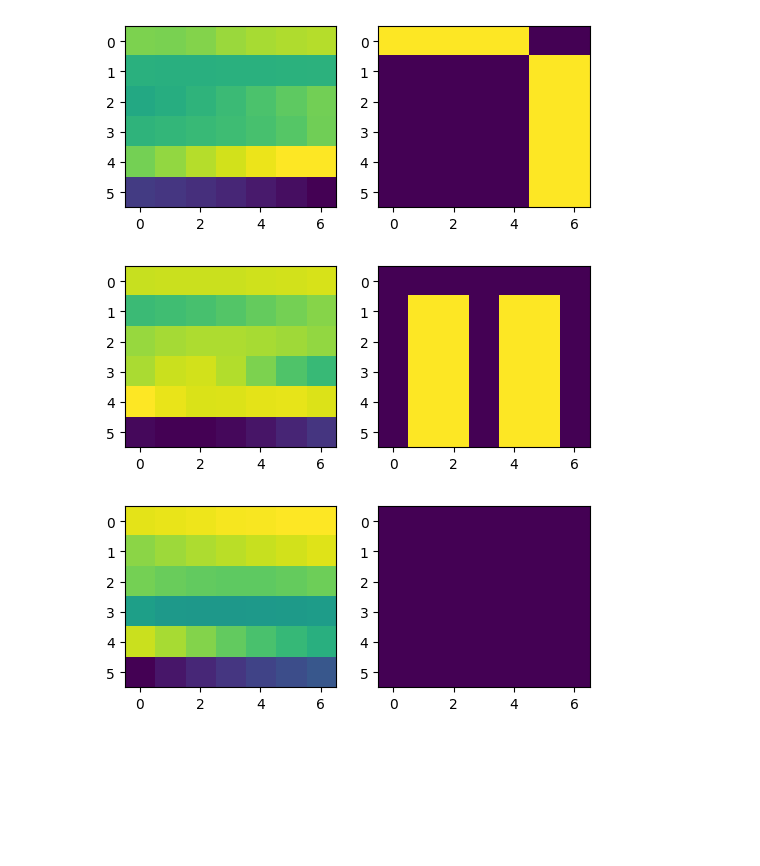
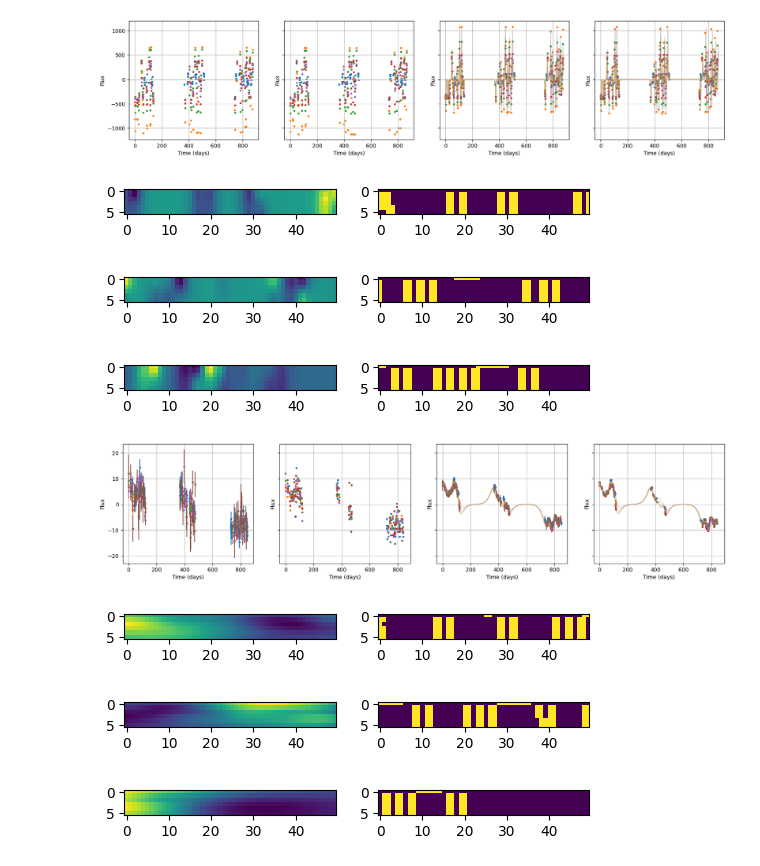
Before and after one commit to adammoss/gpt-ts, a Jupyter notebook: tokenizer.ipynb, the cells around one changed output. Cells and saved outputs as stored; diff of their text form; code cells hidden in the pictures; blank space fills up the shorter version.

```diff
--- a/tokenizer.ipynb
+++ b/tokenizer.ipynb
@@ -22,4 +21,4 @@ object_ids = np.unique(df['object_id'].values)
 # %%
 tokenizer = LCTokenizer(-10000, 10000, 500, 1000, 500, bands=config["bands"],
                             transform=np.arcsinh, inverse_transform=np.sinh,
-                            min_sn=3, window_size=5)
+                            min_sn=3, window_size=10)
@@ -32,15 +25,13 @@ print(time.time() - start_time)
 # %%
-for object_id in object_ids[8:9]:
-    df_object = df.loc[df['object_id'] == object_id]
+for i, row in df_meta.head(10).iterrows():
+    df_object = df.loc[(df["object_id"] == row["object_id"]), :]
     df_object.loc[:, 'mjd'] = df_object.loc[:, 'mjd'] - min(df_object['mjd'])
     start_time = time.time()
     resampled_df, (sampled_times, sampled_obs, _, sampled_mask), success = fit_2d_gp(df_object, config['pb_wavelengths'], sample_interval=1)
-    print(time.time() - start_time, success)
-    axes = plot_lightcurve([df_object, tokenizer.decode(tokenizer.encode(df_object)), resampled_df, tokenizer.decode(tokenizer.encode(resampled_df))])
-    axes[2].plot(sampled_times, sampled_obs[0,:], color=config['pb_colors'][0])
-    axes[2].plot(sampled_times, sampled_obs[1,:], color=config['pb_colors'][1])
-    axes[2].plot(sampled_times, sampled_obs[2,:], color=config['pb_colors'][2])
-    axes[2].plot(sampled_times, sampled_obs[3,:], color=config['pb_colors'][3])
-    axes[2].plot(sampled_times, sampled_obs[4,:], color=config['pb_colors'][4])
-    axes[2].plot(sampled_times, sampled_obs[5,:], color=config['pb_colors'][5])
+    tokens = tokenizer.encode(df_object)
+    resampled_tokens = tokenizer.encode(resampled_df)
+    axes = plot_lightcurve([df_object, tokenizer.decode(tokens), resampled_df, tokenizer.decode(resampled_tokens)])
+    for i in range(6):
+        axes[2].plot(sampled_times, sampled_obs[i,:], color=config['pb_colors'][i], alpha=0.2)
+        axes[3].plot(sampled_times, sampled_obs[i,:], color=config['pb_colors'][i], alpha=0.2)
 # %% [output]
@@ -48,0 +50,2 @@ for object_id in object_ids[8:9]:
+# %%
+gpt = GPTModel.from_pretrained('adammoss/gpt-pretrain-lm-2')
@@ -49,12 +119,29 @@ for object_id in object_ids[8:9]:
 # %%
-patch_size = 7
+patch_size = 50
 # %%
-for i in range(3):
-    fig, axes = plt.subplots(1,2, figsize=(6,3))
-    axes[0].imshow(sampled_obs[:,i*patch_size:(i+1)*patch_size])
-    axes[1].imshow(sampled_mask[:,i*patch_size:(i+1)*patch_size])
+for i, row in df_meta.head(2).iterrows():
+    df_object = df.loc[(df["object_id"] == row["object_id"]), :]
+    df_object.loc[:, 'mjd'] = df_object.loc[:, 'mjd'] - min(df_object['mjd'])
+    start_time = time.time()
+    resampled_df, (sampled_times, sampled_obs, _, sampled_mask), success = fit_2d_gp(df_object, config['pb_wavelengths'], sample_interval=1)
+    tokens = tokenizer.encode(df_object)
+    resampled_tokens = tokenizer.encode(resampled_df)
+    axes = plot_lightcurve([df_object, tokenizer.decode(tokens), resampled_df, tokenizer.decode(resampled_tokens)])
+    for i in range(6):
+        axes[2].plot(sampled_times, sampled_obs[i,:], color=config['pb_colors'][i], alpha=0.2)
+        axes[3].plot(sampled_times, sampled_obs[i,:], color=config['pb_colors'][i], alpha=0.2)
     plt.show()
+    for i in range(3):
+        fig, axes = plt.subplots(1,2, figsize=(6,3))
+        axes[0].imshow(sampled_obs[:,i*patch_size:(i+1)*patch_size])
+        axes[1].imshow(sampled_mask[:,i*patch_size:(i+1)*patch_size])
+        plt.show()
 # %% [output]
-[figure, old version]
+[figure, new version]
-[figure, old version]
+[figure, new version]
-[figure, old version]
+[figure, new version]
+[figure, added]
+[figure, added]
+[figure, added]
+[figure, added]
+[figure, added]
```
Also changed, not shown: parts of 16 cells of this notebook, 4 other files.
